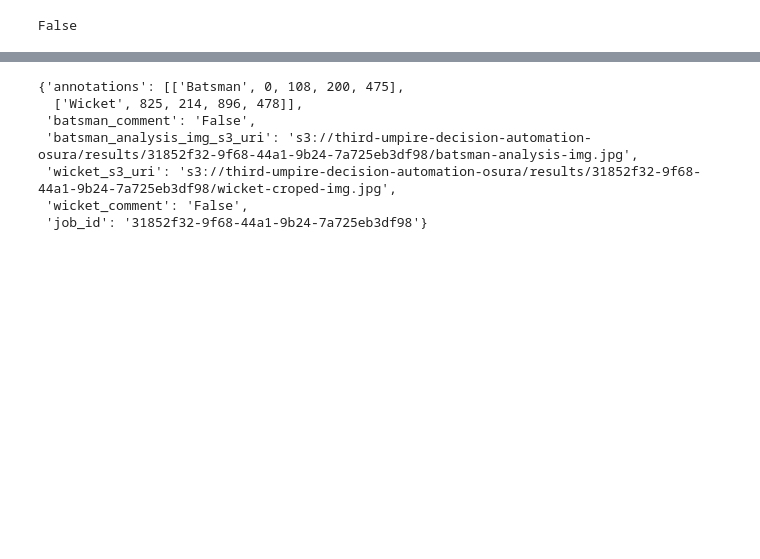
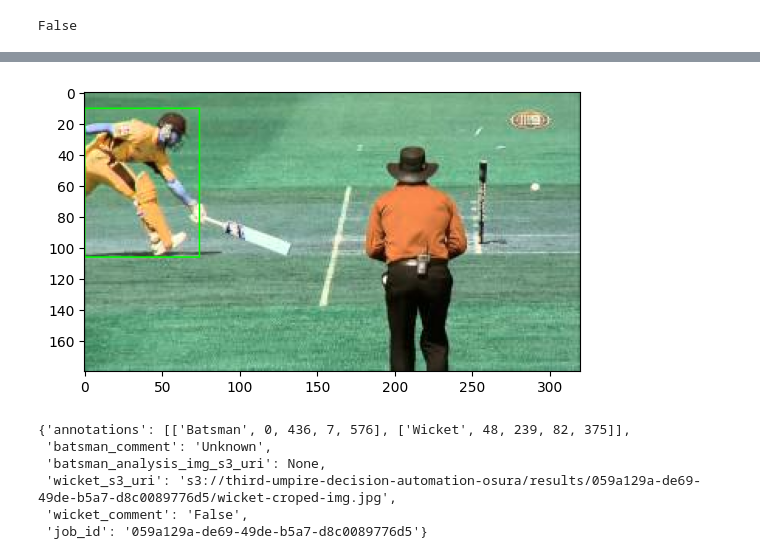
Before and after one commit to OsuraSenitha/third-umpire-decision-automation, a Jupyter notebook: backend/experiments/sandboxes/pipeline.ipynb, the cells around one changed output, grey strips where cells are left out. Drawn from its saved outputs; the diff is of its cells as text; code cells hidden in the pictures; blank space fills up the shorter version.

```diff
--- a/backend/experiments/sandboxes/pipeline.ipynb
+++ b/backend/experiments/sandboxes/pipeline.ipynb
@@ -48,12 +48,22 @@ False
 # %%
 import os, sys
 import matplotlib.pyplot as plt
+import cv2 as cv
 parent_dir = os.path.abspath(os.path.join(os.getcwd(), ".."))
 sys.path.append(parent_dir)
 from src.ml.pipeline import Pipeline
+from src.data.visualize import drawRects
 
-img_path = "../data/test/ms-dhoni-run-out-in-2019-wc-semi-finals.jpg"
+test_imgs_path = "../data/test"
+img_nms = os.listdir(test_imgs_path)
+img_nms = [nm for nm in img_nms if os.path.splitext(nm)[1] in (".png", ".jpg", ".jpeg")]
+img_id = 19
 # img_path = "../data/test/2022-08-24 (13).png"
+# img_path = "../data/test/Runout-scenario-in-a-cricket-match.jpg"
+# img_path = "../data/test/Runout-scenario-in-a-cricket-match.jpg"
+# img_path = "../data/test/ms-dhoni-run-out-in-2019-wc-semi-finals.jpg"
+img_path = f"{test_imgs_path}/{img_nms[img_id]}"
+
 object_detect_model_path = "../../training-jobs/detect/cricket-object-detect17/weights/best.onnx"
 image_segment_model_path = "../../model-weights/yolov8_batsmen_image_segment.onnx"
 classifer_model_path = "../../model-weights/yolov8_batsmen_image_segment.onnx"
@@ -66,3 +100,13 @@ res = pipe(img_path, batsman_analysis_img_path,wicket_img_path)
+# %%
+img = cv.imread(img_path)
+drawn_img = drawRects(img, [[
+      "Batsman",
+      0.,         0.06111111, 0.23125,    0.5888889
+    ]], False)
+plt.imshow(drawn_img)
+plt.show()
+# %% [output]
+[figure, added]
 # %%
 from src.util.file import OutputProcessor
 import boto3
@@ -71,10 +115,9 @@ s3_client = boto3.client("s3")
 op = OutputProcessor(s3_client, "third-umpire-decision-automation-osura")
 op(res)
 # %% [output]
-{'annotations': [['Batsman', 0, 108, 200, 475],
-  ['Wicket', 825, 214, 896, 478]],
- 'batsman_comment': 'False',
- 'batsman_analysis_img_s3_uri': 's3://third-umpire-decision-automation-osura/results/31852f32-9f68-44a1-9b24-7a725eb3df98/batsman-analysis-img.jpg',
- 'wicket_s3_uri': 's3://third-umpire-decision-automation-osura/results/31852f32-9f68-44a1-9b24-7a725eb3df98/wicket-croped-img.jpg',
+{'annotations': [['Batsman', 0, 436, 7, 576], ['Wicket', 48, 239, 82, 375]],
+ 'batsman_comment': 'Unknown',
+ 'batsman_analysis_img_s3_uri': None,
+ 'wicket_s3_uri': 's3://third-umpire-decision-automation-osura/results/059a129a-de69-49de-b5a7-d8c0089776d5/wicket-croped-img.jpg',
  'wicket_comment': 'False',
- 'job_id': '31852f32-9f68-44a1-9b24-7a725eb3df98'}
+ 'job_id': '059a129a-de69-49de-b5a7-d8c0089776d5'}
```
Also changed, not shown: parts of 2 cells of this notebook, 9 other files.
